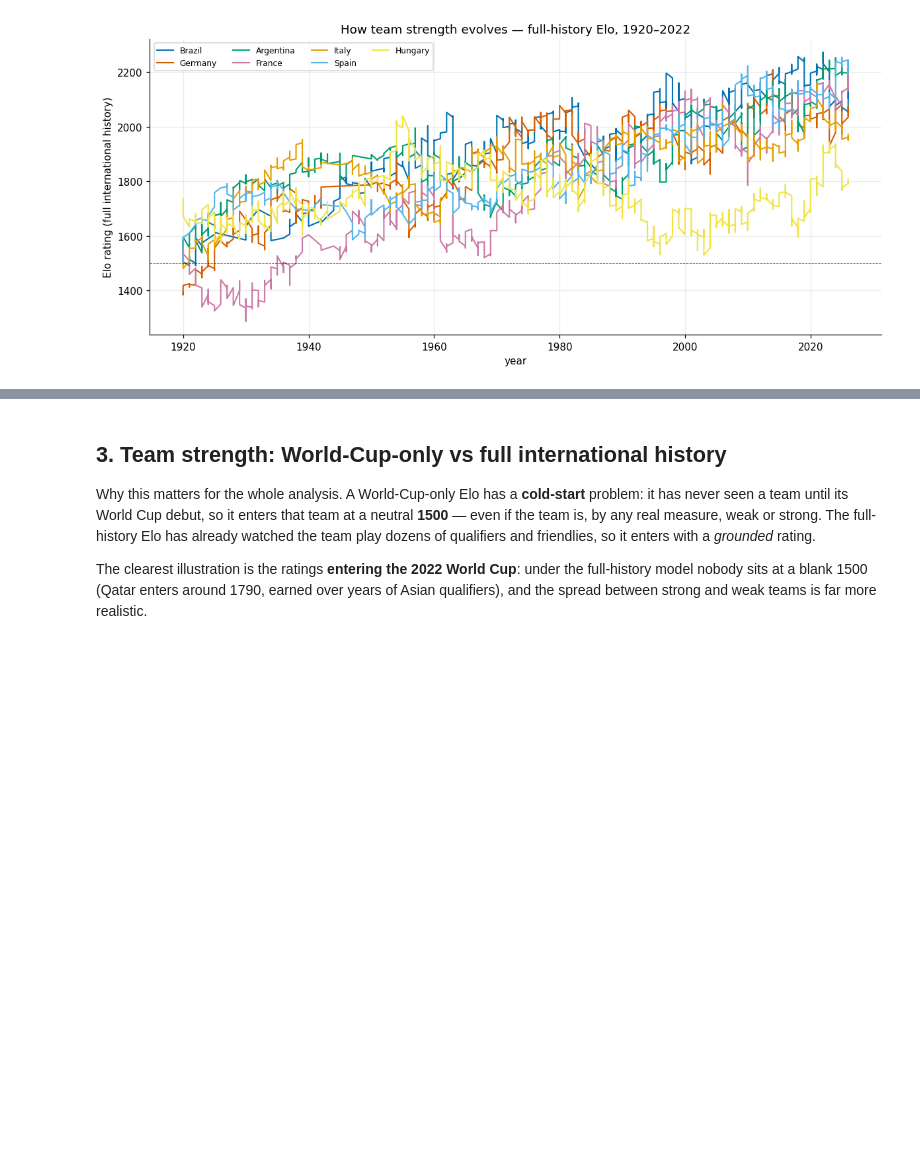
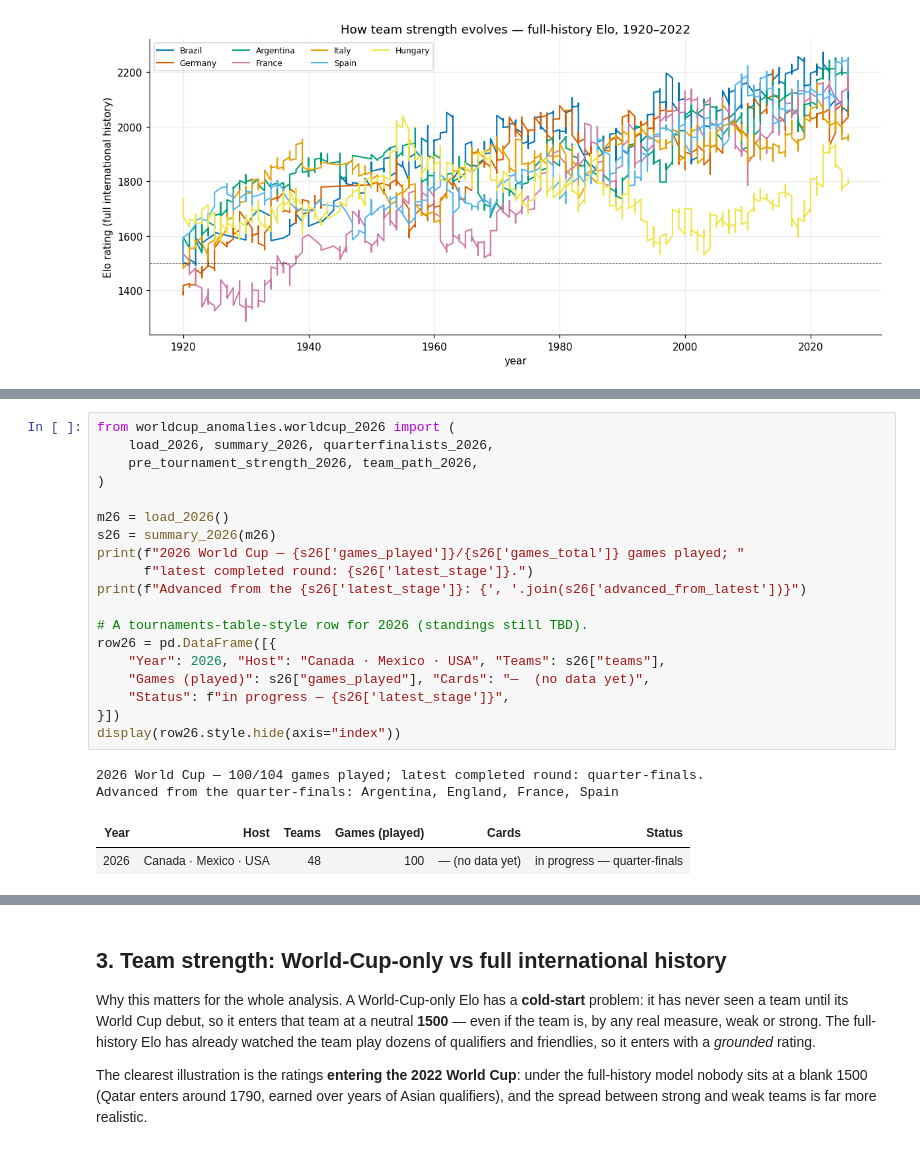
Before and after one commit to jorge-sader/worldcup-anomalies, a Jupyter notebook: notebooks/world_cup_irregularities.ipynb, the cells around one changed output, grey strips where cells are left out. Cells and saved outputs as stored; diff of their text form; blank space fills up the shorter version.

```diff
--- a/notebooks/world_cup_irregularities.ipynb
+++ b/notebooks/world_cup_irregularities.ipynb
@@ -314,0 +337,24 @@ ax.legend(ncol=4, fontsize=8); plt.tight_layout(); plt.show()
+# %%
+from worldcup_anomalies.worldcup_2026 import (
+    load_2026, summary_2026, quarterfinalists_2026,
+    pre_tournament_strength_2026, team_path_2026,
+)
+
+m26 = load_2026()
+s26 = summary_2026(m26)
+print(f"2026 World Cup — {s26['games_played']}/{s26['games_total']} games played; "
+      f"latest completed round: {s26['latest_stage']}.")
+print(f"Advanced from the {s26['latest_stage']}: {', '.join(s26['advanced_from_latest'])}")
+
+# A tournaments-table-style row for 2026 (standings still TBD).
+row26 = pd.DataFrame([{
+    "Year": 2026, "Host": "Canada · Mexico · USA", "Teams": s26["teams"],
+    "Games (played)": s26["games_played"], "Cards": "—  (no data yet)",
+    "Status": f"in progress — {s26['latest_stage']}",
+}])
+display(row26.style.hide(axis="index"))
+# %% [output]
+2026 World Cup — 100/104 games played; latest completed round: quarter-finals.
+Advanced from the quarter-finals: Argentina, England, France, Spain
+| Year | Host | Teams | Games (played) | Cards | Status |
+| 2026 | Canada · Mexico · USA | 48 | 100 | — (no data yet) | in progress — quarter-finals |
```
Also changed, not shown: parts of 10 cells of this notebook, 4 other files.
